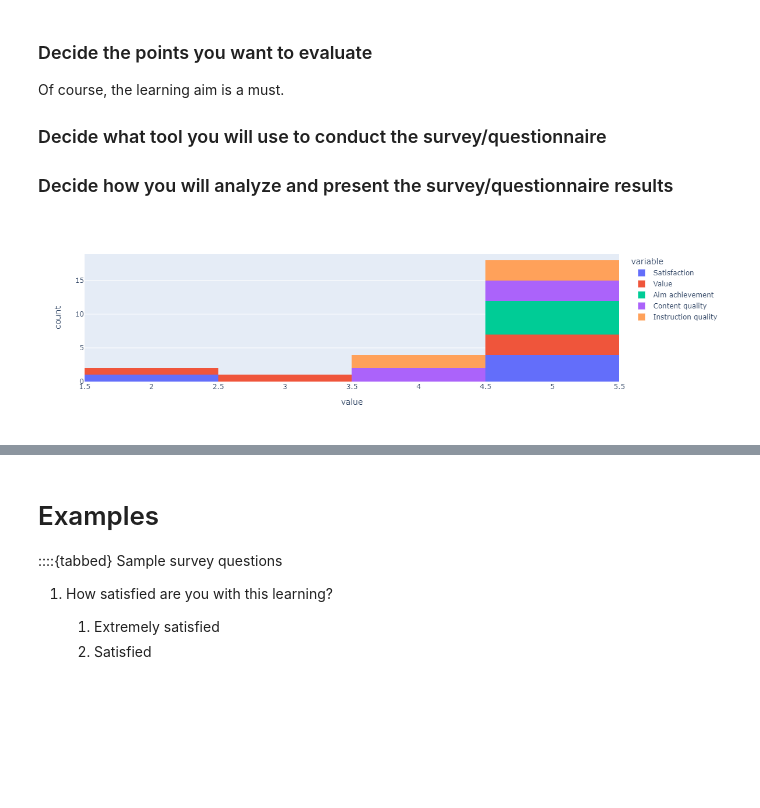
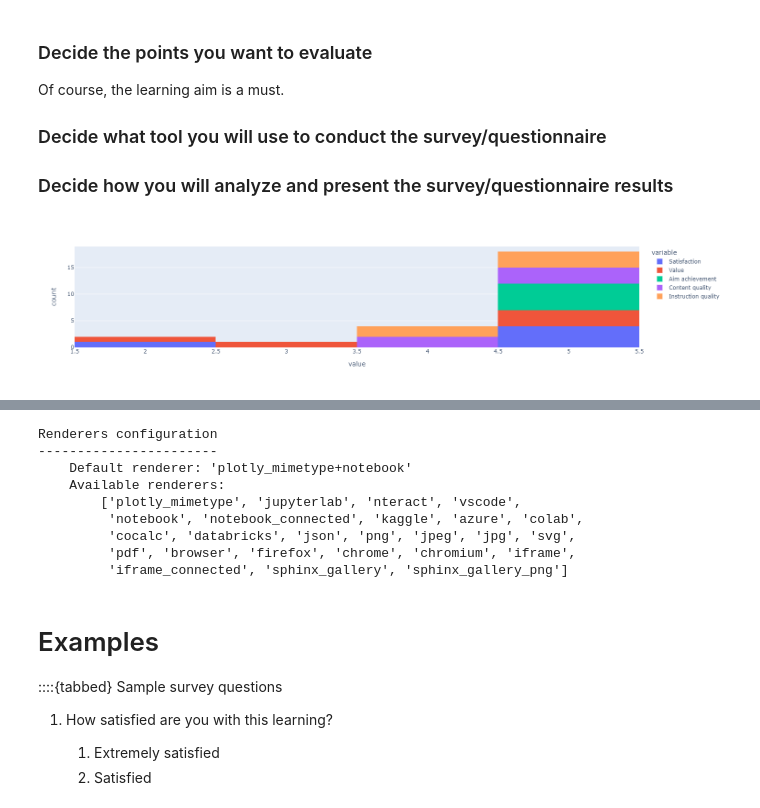
Before and after one commit to mdawso04/organization-development, a Jupyter notebook: _sources/part02/chapter01/top.ipynb, the cells around one changed output, grey strips where cells are left out. Cells and saved outputs as stored; diff of their text form; code cells hidden in the pictures; blank space fills up the shorter version.

```diff
--- a/_sources/part02/chapter01/top.ipynb
+++ b/_sources/part02/chapter01/top.ipynb
@@ -55,21 +55,33 @@ Of course, the learning aim is a must.
 # %%
 from myst_nb import glue
 import pandas as pd
 import plotly.express as px
 
 # initialize list of lists
 data = [[5, 3, 5, 4, 4], [2, 2, 5, 4, 4], [5, 5, 5, 5, 5], [5, 5, 5, 5, 5], [5, 5, 5, 5, 5]]
 
 # Create the pandas DataFrame
 df = pd.DataFrame(data, columns = ['Satisfaction', 'Value', 'Aim achievement', 'Content quality', 'Instruction quality'],
                  index = ['Participant 1', 'Participant 2', 'Participant 3', 'Participant 4', 'Participant 5'])
 plot = px.histogram(df)
 
 glue("plot", plot, display=False)
 glue("df", df, display=False)
+
+import plotly.io as pio
+pio.renderers
 # %% [output]
-[figure, old version]
+[figure, new version]
 [interactive output not drawn]
+Renderers configuration
+-----------------------
+    Default renderer: 'plotly_mimetype+notebook'
+    Available renderers:
+        ['plotly_mimetype', 'jupyterlab', 'nteract', 'vscode',
+         'notebook', 'notebook_connected', 'kaggle', 'azure', 'colab',
+         'cocalc', 'databricks', 'json', 'png', 'jpeg', 'jpg', 'svg',
+         'pdf', 'browser', 'firefox', 'chrome', 'chromium', 'iframe',
+         'iframe_connected', 'sphinx_gallery', 'sphinx_gallery_png']
 # %% [markdown]
 # Examples
 
```
Also changed, not shown: 2 other files.
